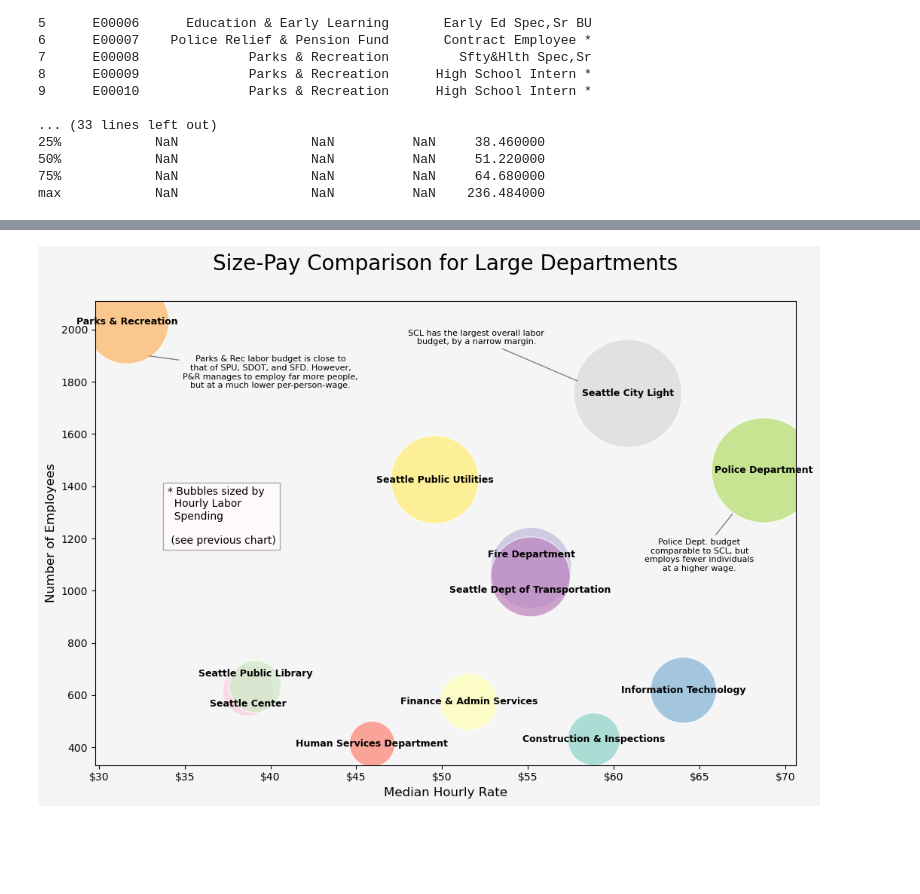
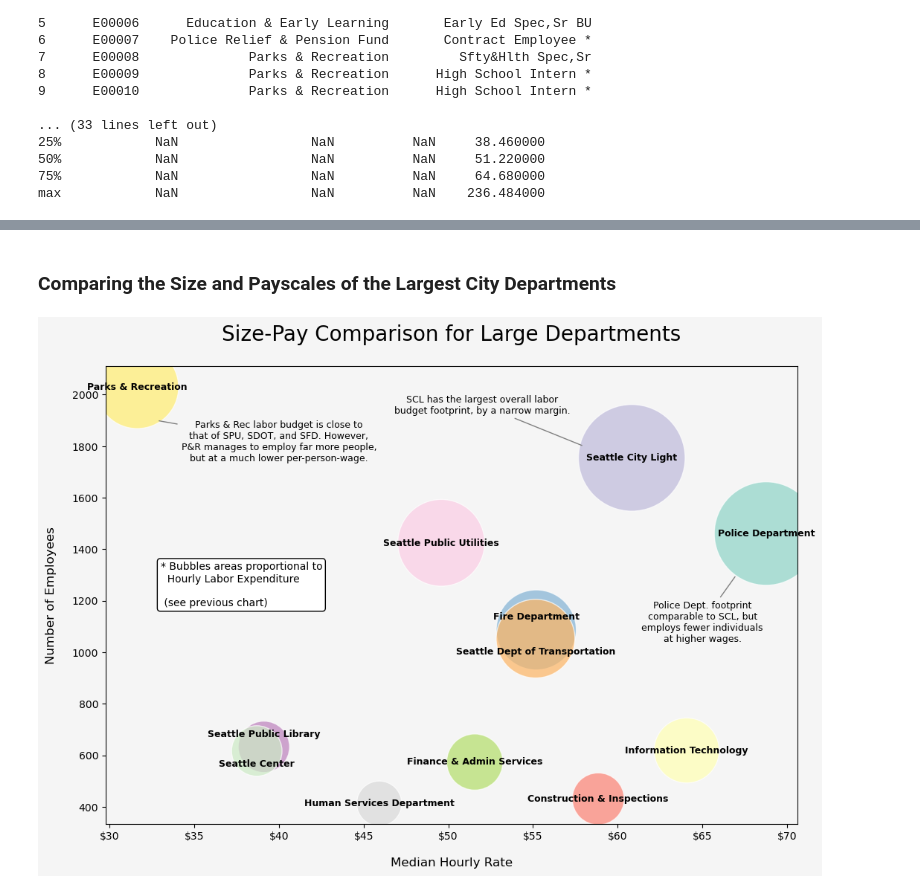
Before and after one commit to bryantjay/Portfolio, a Jupyter notebook: Quickies/Seattle Labor Spending by Department/labor_budgets.ipynb, the cells around one changed output, grey strips where cells are left out. Saved outputs shown, nothing was run; the diff lists cells and outputs as text; code cells hidden in the pictures; blank space fills up the shorter version.

```diff
--- a/Quickies/Seattle Labor Spending by Department/labor_budgets.ipynb
+++ b/Quickies/Seattle Labor Spending by Department/labor_budgets.ipynb
@@ -38,6 +61,6 @@ Index(['employee_id', 'department', 'job_title', 'hourly_rate'], dtype='object')
 # %%
 print(f"Number of City Departments: {wages['department'].nunique()}")
-print(f"Total Number of Positions: {wages['job_title'].nunique()}\n")
+print(f"Total Number of Positions: {wages['job_title'].nunique()}")
 
 departments = wages.groupby('department').agg(
     unique_job_titles=('job_title', 'nunique'),
@@ -48,7 +71,7 @@ departments = wages.groupby('department').agg(
 
 departments['pct_mean_med_diff'] = round((departments.mean_hourly_rate - departments.median_hourly_rate) / departments.median_hourly_rate * 100, 1)
 #departments['median_salary'] = departments.median_hourly_rate * 2000
-departments['hourly_dept_spending'] = departments.num_employees * departments.median_hourly_rate
+departments['hourly_dept_exp'] = departments.num_employees * departments.median_hourly_rate
 # %% [output]
 Number of City Departments: 40
 Total Number of Positions: 1157
@@ -216,23 +252,22 @@ Passing `palette` without assigning `hue` is deprecated and will be removed in v
+# %% [markdown]
+### Comparing the Size and Payscales of the Largest City Departments
 # %%
-# Filter departments with more than 400 employees
-departments_filtered = departments[departments['num_employees'] > 400]
-
 # Figure initiation
 plt.figure(figsize=(12, 8))
 
 # Bubble plot creation
 plt.scatter(
-    x=departments_filtered['median_hourly_rate'],
-    y=departments_filtered['num_employees'],
-    s=(departments_filtered['hourly_dept_spending']) / 10,
-    c=range(len(departments_filtered)),
+    x=large_departments['median_hourly_rate'],
+    y=large_departments['num_employees'],
+    s=(large_departments['hourly_dept_exp']) / 10,
+    c=range(len(large_departments)),
     cmap='Set3',
     alpha=0.7,
     edgecolors='w',
 )
 
 # Bubble (Department) labels
-for i, row in departments_filtered.iterrows():
+for i, row in large_departments.iterrows():
     if row['department'] in ["Seattle Public Library", "Fire Department"]:
         y = row['num_employees'] + 50
     elif row['department'] in ["Seattle Center", "Seattle Dept of Transportation"]:
@@ -251,12 +286,13 @@ for i, row in departments_filtered.iterrows():
     )
 
 # Asterisk note
-plt.text(34, 1180,
-        "* Bubbles sized by\n  Hourly Labor\n  Spending\n\n (see previous chart)",
+plt.text(33, 1180,
+        "* Bubbles areas proportional to\n  Hourly Labor Expenditure\n\n (see previous chart)",
+        fontsize=10,
         bbox=dict(
-            facecolor='snow',
-            edgecolor='darkgray'
-            )
+            facecolor='white',
+            boxstyle='round,pad=0.3'
+        )
     )
 
 # Formula for quickly-plotted annotations
@@ -266,7 +302,7 @@ def annot(text, xy=(0,0), xytext=(0,0)):
         xy=xy,
         xytext=xytext,
         arrowprops=dict(arrowstyle='-', color='gray'),
-        fontsize=8,
+        fontsize=9,
         color='black',
         ha='center',
         va='top'
@@ -274,40 +310,40 @@ def annot(text, xy=(0,0), xytext=(0,0)):
 
 
 # Police Department annotation
-police_text = """Police Dept. budget
+police_text = """Police Dept. footprint
 comparable to SCL, but
 employs fewer individuals
-at a higher wage."""
+at higher wages."""
 
 annot(police_text, xy=(67, 1300), xytext=(65, 1200))
 
 
 # Seattle City Light annotation
 scl_text = """SCL has the largest overall labor
-budget, by a narrow margin."""
+budget footprint, by a narrow margin."""
 
 annot(scl_text, xy=(58, 1800), xytext=(52, 2000))
 
 
 # Parks & Recreation annotation
 pnr_text = """Parks & Rec labor budget is close to
 that of SPU, SDOT, and SFD. However,
 P&R manages to employ far more people,
 but at a much lower per-person-wage."""
 
 annot(pnr_text, xy=(32.8, 1900), xytext=(40, 1900))
 
 
 # Format x-tick labels
 formatter = FuncFormatter(lambda x, _: f'${x:.0f}')
 plt.gca().xaxis.set_major_formatter(formatter)
 
 # Title and axis labels
-plt.xlabel('Median Hourly Rate', fontsize=12)
-plt.ylabel('Number of Employees', fontsize=12)
-plt.title('Size-Pay Comparison for Large Departments\n', fontsize=20)
+plt.xlabel('Median Hourly Rate', fontsize=12, labelpad=15)
+plt.ylabel('Number of Employees', fontsize=12, labelpad=15)
+plt.title('Size-Pay Comparison for Large Departments', fontsize=20, pad=25)
 
 # Show figure
 plt.show()
 # %% [output]
-[figure, old version]
+[figure, new version]
```
Also changed, not shown: parts of 15 cells of this notebook.
